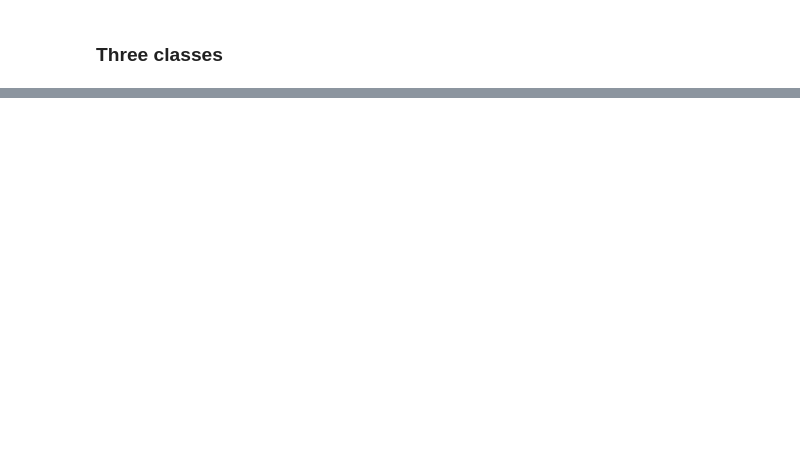
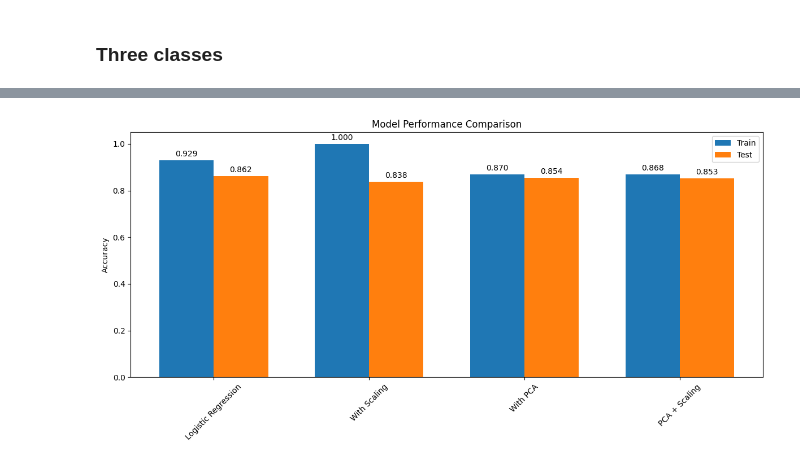
Before and after one commit to FIUBA-CEIA-18Co2024/AM1-TP, a Jupyter notebook: logistic_regression.ipynb, the cells around one changed output, grey strips where cells are left out. Cells and saved outputs as stored; diff of their text form; code cells hidden in the pictures; blank space fills up the shorter version.

```diff
--- a/logistic_regression.ipynb
+++ b/logistic_regression.ipynb
@@ -625,0 +717,5 @@ Class-specific Features for Logistic Regression:
+# %%
+# Plot comparison
+plot_model_comparison(results_three)
+# %% [output]
+[figure, added]
```
Also changed, not shown: parts of 12 cells of this notebook.
